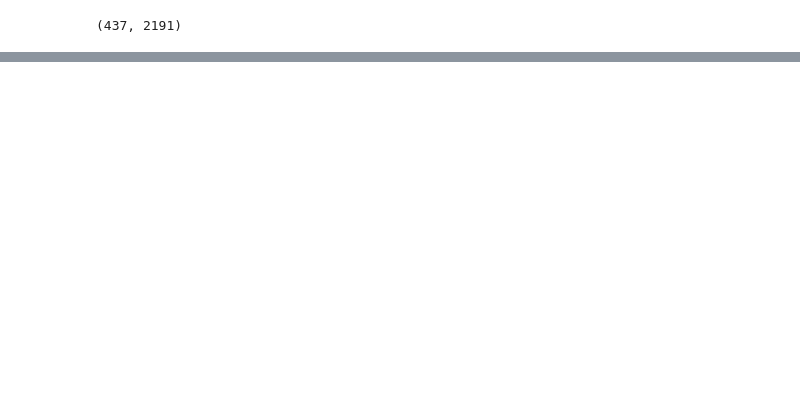
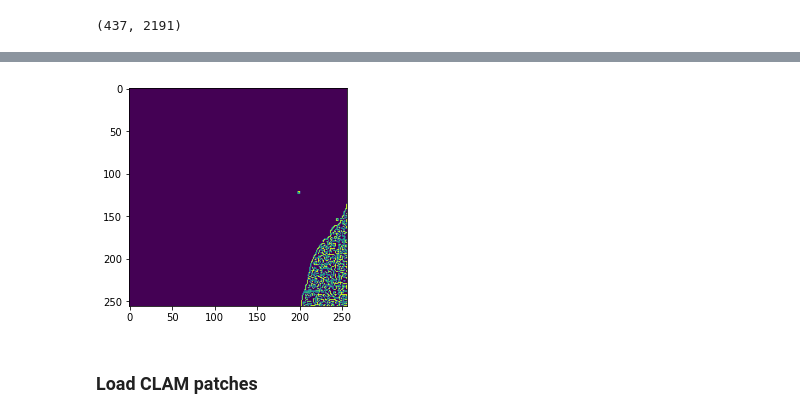
Before and after one commit to konst-int-i/healnet, a Jupyter notebook: notebooks/late_fusion.ipynb, the cells around one changed output, grey strips where cells are left out. Saved outputs shown, nothing was run; the diff lists cells and outputs as text; code cells hidden in the pictures; blank space fills up the shorter version.

```diff
--- a/notebooks/late_fusion.ipynb
+++ b/notebooks/late_fusion.ipynb
@@ -66,2 +63,0 @@ y = blca.omic_df["y_disc"].values
-# %%
-train_random_forest(X, y)
@@ -79,0 +106,45 @@ array([ 72,  83, 109, 173])
+# %%
+# in patches
+patch_height = 256 # patch size in pixels
+patch_width = 256
+level = 3
+sampling_factor = int(slide.level_downsamples[level]) # need to use sampling factor to get correct coordinates (read_region uses level 0 coordinates)
+
+(img_width, img_height) = slide.level_dimensions[level]
+num_patches_h = int(img_height / patch_height)
+num_patches_w = int(img_width / patch_width)
+num_patches = num_patches_h * num_patches_w
+
+# patch_dict = {}
+
+transforms = transforms.Compose([
+    transforms.ToTensor(),
+    transforms.Lambda(lambda x: x[:3, :, :]), # remove alpha channel
+    # RearrangeTransform("c h w -> h w c")
+])
+
+
+for h in range(num_patches_h):
+    for w in range(num_patches_w, 5):
+        y = h * patch_height * sampling_factor
+        x = w * patch_width * sampling_factor
+        print(x,y)
+        patch = slide.read_region(location=(x,y), level=level, size=(patch_height, patch_width))
+        patch_tensor = transforms.ToTensor()(patch)
+
+
+# size = (patch_height, patch_width)
+# size = slide.level_dimensions[level]
+# read in patches as grid
+# patch_grid = []
+
+# region = slide.read_region((0,0), level, size)
+# show region read in
+# plt.imshow(region)
+# %%
+edges = extract_edges(np.array(patch))
+# %%
+plt.imshow(edges)
+plt.show()
+# %% [output]
+[figure, added]
@@ -79,0 +198,2 @@ array([ 72,  83, 109, 173])
+# %% [markdown]
+### Load CLAM patches
```
Also changed, not shown: parts of 32 cells of this notebook, 4 other files.
